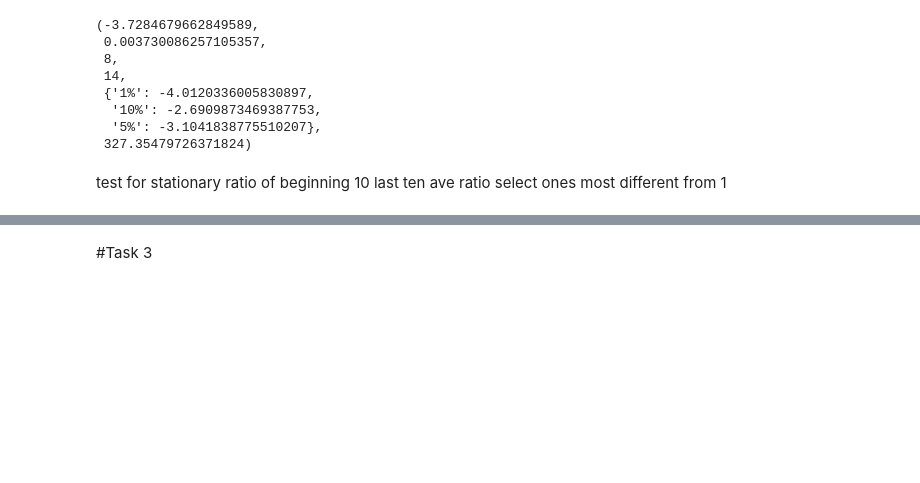
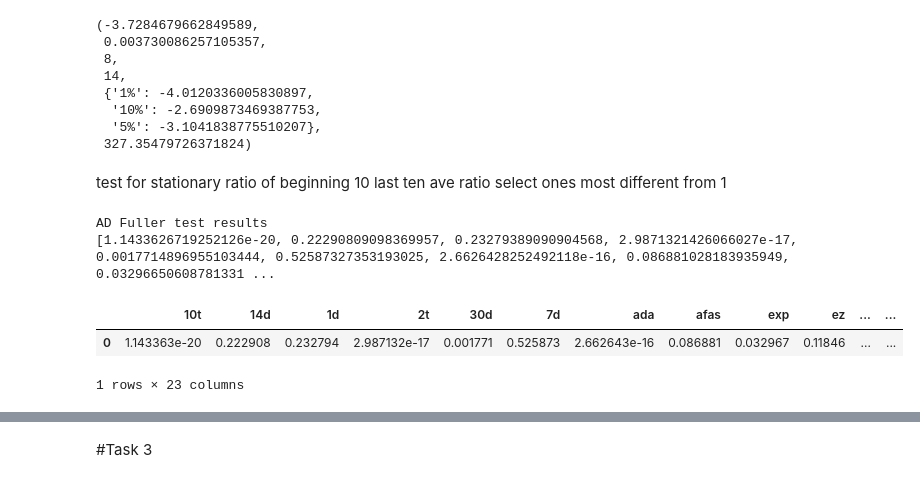
Before and after one commit to MariumS/PUI2017_mas1300, a Jupyter notebook: HW10_mas1300/subway_timeseries_HW.ipynb, the cells around one changed output, grey strips where cells are left out. Saved outputs shown, nothing was run; the diff lists cells and outputs as text; code cells hidden in the pictures; blank space fills up the shorter version.

```diff
--- a/HW10_mas1300/subway_timeseries_HW.ipynb
+++ b/HW10_mas1300/subway_timeseries_HW.ipynb
@@ -299,3 +301,15 @@ ratio of beginning 10
 last ten ave
 ratio
 select ones most different from 1
+# %%
+test = []
+
+for i in range(len(Cardtypesdf.columns)):
+    statTest = sm.tsa.adfuller(Cardtypesdf.iloc[:,i])
+    percent = statTest[1]
+    test.append(percent)
+print("AD Fuller test results")
+print test
+# %% [output]
+AD Fuller test results
+[1.1433626719252126e-20, 0.22290809098369957, 0.23279389090904568, 2.9871321426066027e-17, 0.0017714896955103444, 0.52587327353193025, 2.6626428252492118e-16, 0.086881028183935949, 0.03296650608781331 ...
@@ -301,0 +320,7 @@ select ones most different from 1
+# %%
+#pvalues for ridetypes
+AD
+# %% [output]
+|  | 10t | 14d | 1d | 2t | 30d | 7d | ada | afas | exp | ez | ... | ... |
+| 0 | 1.143363e-20 | 0.222908 | 0.232794 | 2.987132e-17 | 0.001771 | 0.525873 | 2.662643e-16 | 0.086881 | 0.032967 | 0.11846 | ... | ... |
+1 rows × 23 columns
```
Also changed, not shown: parts of 13 cells of this notebook.
